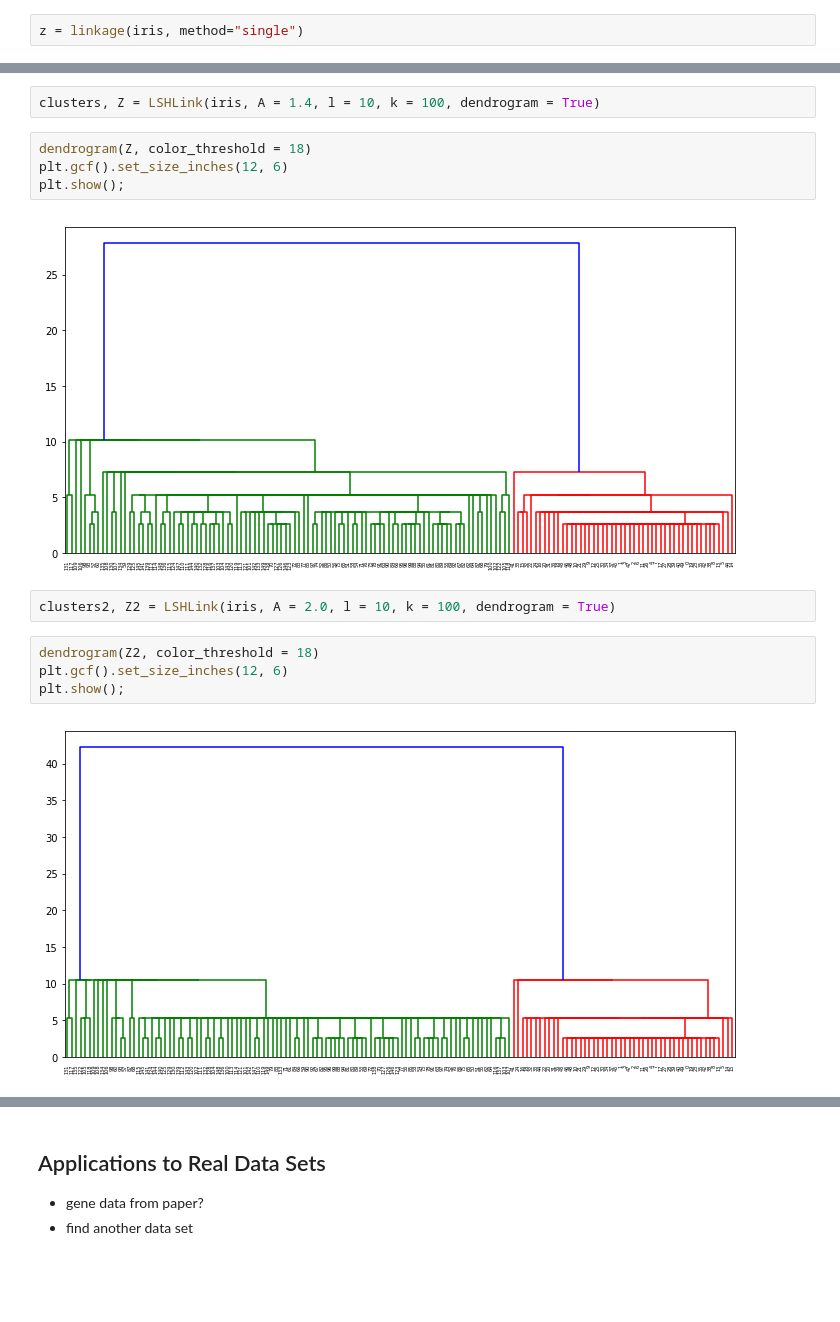
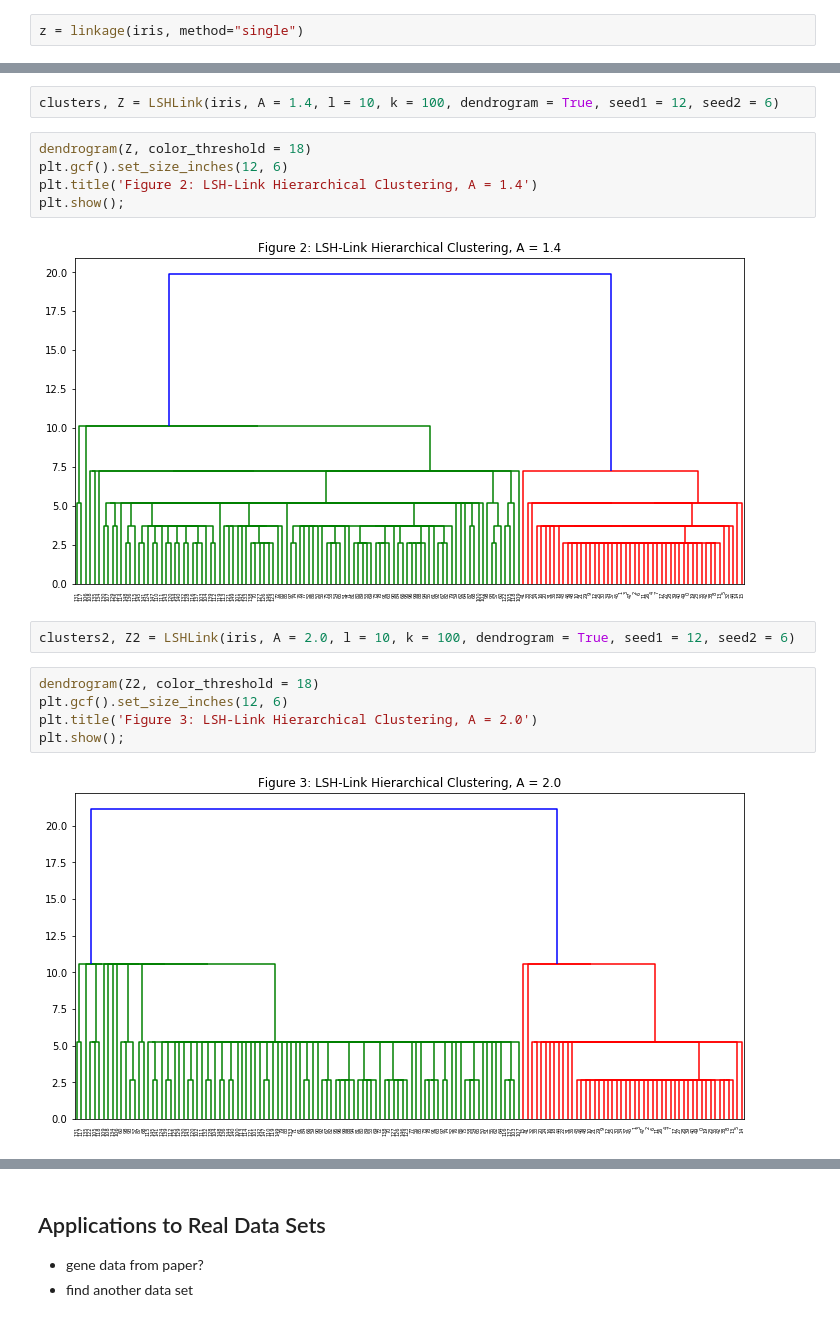
Before and after one commit to lisalebovici/LSHLinkClustering, a Jupyter notebook: report/FinalReport.ipynb, the cells around one changed output, grey strips where cells are left out. Cells and saved outputs as stored; diff of their text form; blank space fills up the shorter version.

Commit message:
update iris dendrograms

```diff
--- a/report/FinalReport.ipynb
+++ b/report/FinalReport.ipynb
@@ -207,16 +209,18 @@ plt.show();
 # %%
-clusters, Z = LSHLink(iris, A = 1.4, l = 10, k = 100, dendrogram = True)
+clusters, Z = LSHLink(iris, A = 1.4, l = 10, k = 100, dendrogram = True, seed1 = 12, seed2 = 6)
 # %%
 dendrogram(Z, color_threshold = 18)
 plt.gcf().set_size_inches(12, 6)
+plt.title('Figure 2: LSH-Link Hierarchical Clustering, A = 1.4')
 plt.show();
 # %% [output]
-[figure, old version]
+[figure, new version]
 # %%
-clusters2, Z2 = LSHLink(iris, A = 2.0, l = 10, k = 100, dendrogram = True)
+clusters2, Z2 = LSHLink(iris, A = 2.0, l = 10, k = 100, dendrogram = True, seed1 = 12, seed2 = 6)
 # %%
 dendrogram(Z2, color_threshold = 18)
 plt.gcf().set_size_inches(12, 6)
+plt.title('Figure 3: LSH-Link Hierarchical Clustering, A = 2.0')
 plt.show();
 # %% [output]
-[figure, old version]
+[figure, new version]
```
Also changed, not shown: parts of 9 cells of this notebook.
